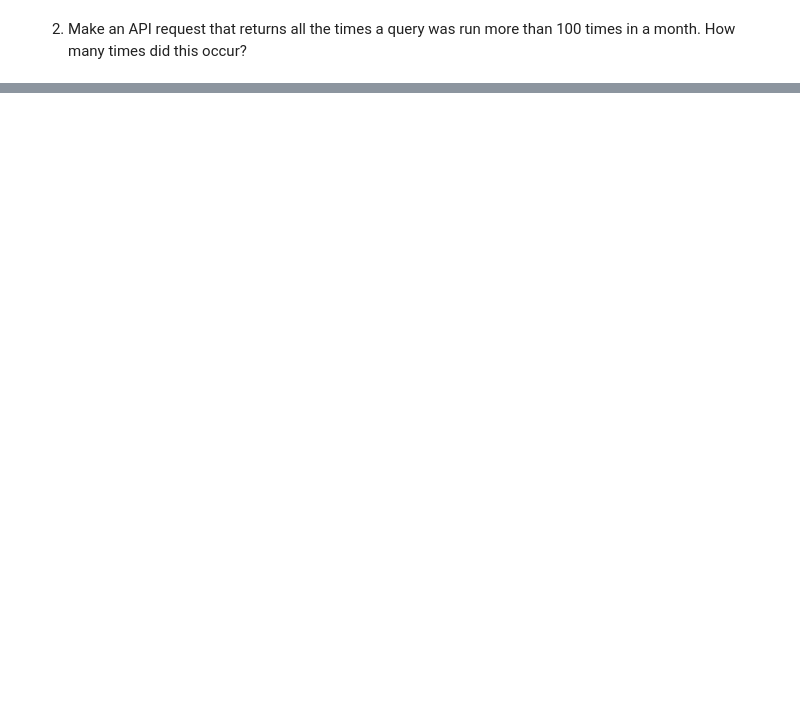
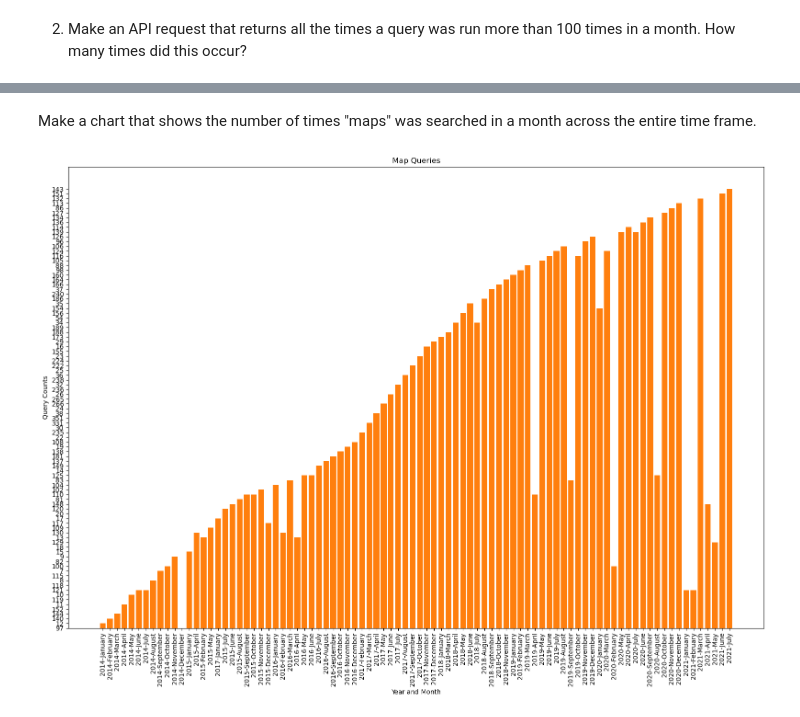
Before and after one commit to NSS-Data-Analytics-Cohort-10/api-HTMIV, a Jupyter notebook: notebooks/APIs.ipynb, the cells around one changed output, grey strips where cells are left out. Cells and saved outputs as stored; diff of their text form; code cells hidden in the pictures; blank space fills up the shorter version.

```diff
--- a/notebooks/APIs.ipynb
+++ b/notebooks/APIs.ipynb
@@ -55,0 +265,16 @@ Occurred 56 times
+# %% [markdown]
+Make a chart that shows the number of times "maps" was searched in a month across the entire time frame.
+# %%
+plt.figure(figsize=(16,12))
+for index, row in maps.iterrows():
+    x = maps["year"]+'-('+maps["month_numchar"]+')-'+maps["month_name"]
+    y = maps['query_count']
+    plt.bar(maps["year"]+'-'+maps["month_name"],maps['query_count'])
+plt.xlabel('Year and Month')
+plt.ylabel('Query Counts')
+plt.title('Map Queries')
+plt.xticks(rotation=90)
+plt.tight_layout()
+plt.show()
+# %% [output]
+[figure, added]
```
Also changed, not shown: parts of 25 cells of this notebook.
